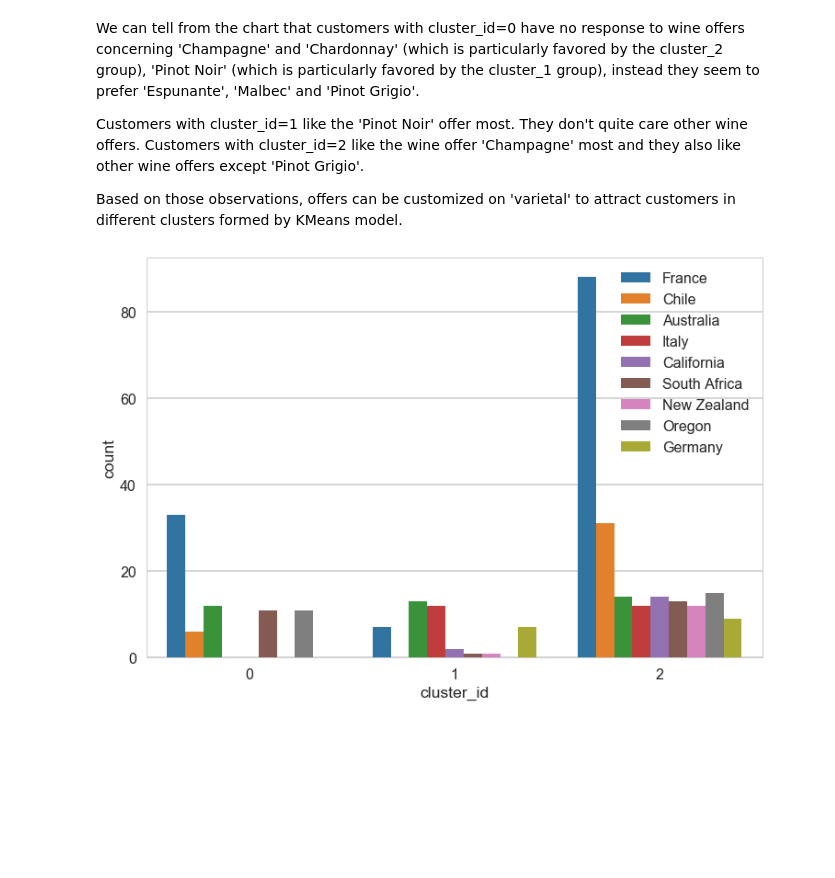
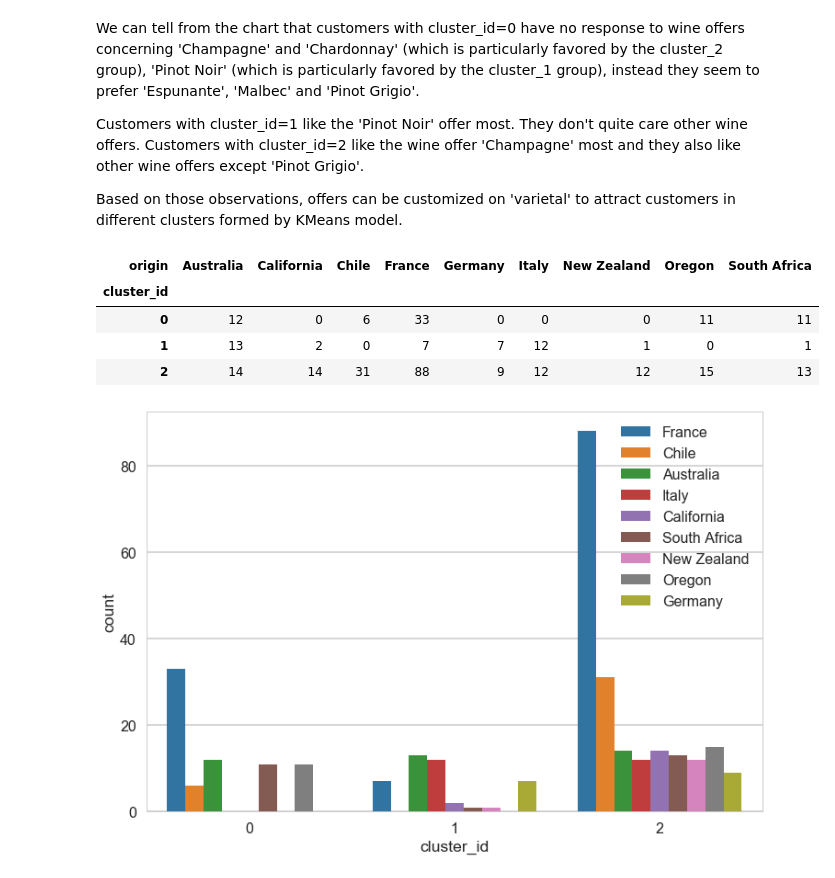
Before and after one commit to phyhouhou/SpringboardProjects, a Jupyter notebook: miniProjects/clustering/Mini_Project_Clustering.ipynb, the cells around one changed output. Drawn from its saved outputs; the diff is of its cells as text; code cells hidden in the pictures; blank space fills up the shorter version.

```diff
--- a/miniProjects/clustering/Mini_Project_Clustering.ipynb
+++ b/miniProjects/clustering/Mini_Project_Clustering.ipynb
@@ -436,6 +445,15 @@ We can tell from the chart that customers with cluster_id=0 have no response to
 Customers with cluster_id=1 like the 'Pinot Noir' offer most. They don't quite care other wine offers. Customers with cluster_id=2 like the wine offer 'Champagne' most and they also like other wine offers except 'Pinot Grigio'.
 
 Based on those observations, offers can be customized on 'varietal' to attract customers in different clusters formed by KMeans model.
+# %%
+# Create a table of the number of offers from various origins for each cluster_id
+pd.crosstab(df_combined['cluster_id'],df_combined['origin'])
+# %% [output]
+| origin | Australia | California | Chile | France | Germany | Italy | New Zealand | Oregon | South Africa |
+| cluster_id |  |  |  |  |  |  |  |  |  |
+| 0 | 12 | 0 | 6 | 33 | 0 | 0 | 0 | 11 | 11 |
+| 1 | 13 | 2 | 0 | 7 | 7 | 12 | 1 | 0 | 1 |
+| 2 | 14 | 14 | 31 | 88 | 9 | 12 | 12 | 15 | 13 |
 # %%
 plt.figure(figsize=(12,8))
 ax=sns.countplot(x='cluster_id',hue='origin',data=df_combined)
```
Also changed, not shown: parts of 3 cells of this notebook.
